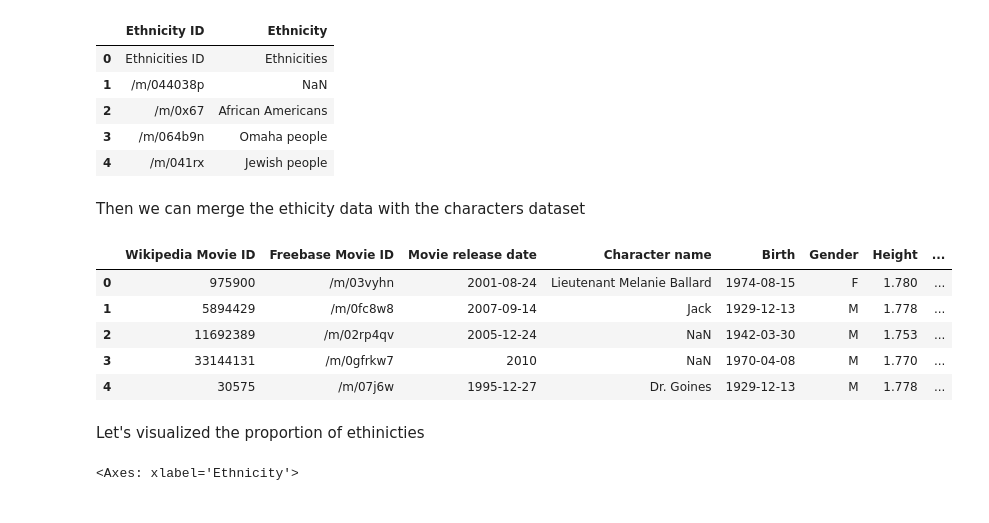
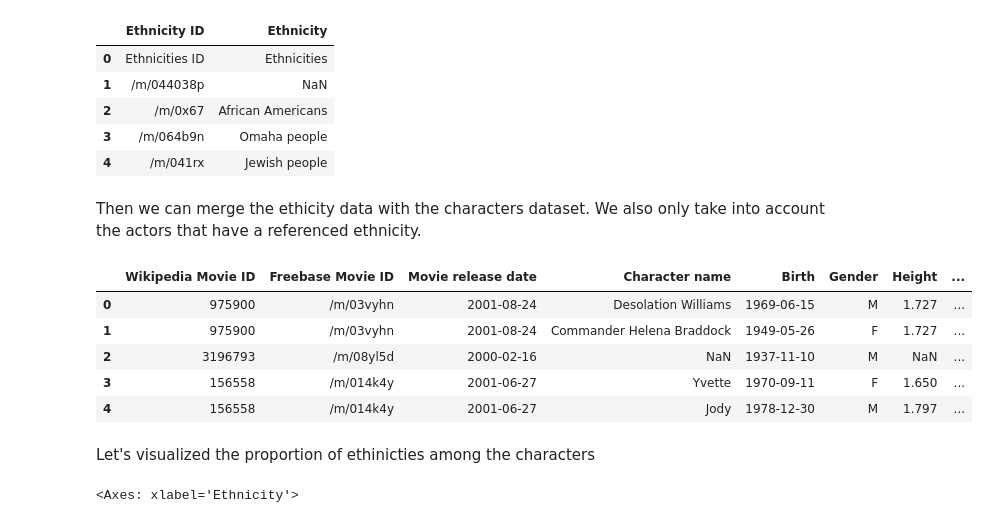
Before and after one commit to epfl-ada/ada-2023-project-draco, a Jupyter notebook: Milstone_project2.ipynb, the cells around one changed output. Drawn from its saved outputs; the diff is of its cells as text; code cells hidden in the pictures.

Commit message:
Cleaning movie data

```diff
--- a/Milstone_project2.ipynb
+++ b/Milstone_project2.ipynb
@@ -34,19 +85,19 @@ ethnicities_data.head()
 | 3 | /m/064b9n | Omaha people |
 | 4 | /m/041rx | Jewish people |
 # %% [markdown]
-Then we can merge the ethicity data with the characters dataset
+Then we can merge the ethicity data with the characters dataset. We also only take into account the actors that have a referenced ethnicity.
 # %%
-characters = characters.merge(ethnicities_data, how='inner', on='Ethnicity ID')
+characters = characters.merge(ethnicities_data.dropna(), how='inner', on='Ethnicity ID')
 characters.head()
 # %% [output]
 |  | Wikipedia Movie ID | Freebase Movie ID | Movie release date | Character name | Birth | Gender | Height | ... |
-| 0 | 975900 | /m/03vyhn | 2001-08-24 | Lieutenant Melanie Ballard | 1974-08-15 | F | 1.780 | ... |
-| 1 | 5894429 | /m/0fc8w8 | 2007-09-14 | Jack | 1929-12-13 | M | 1.778 | ... |
-| 2 | 11692389 | /m/02rp4qv | 2005-12-24 | NaN | 1942-03-30 | M | 1.753 | ... |
-| 3 | 33144131 | /m/0gfrkw7 | 2010 | NaN | 1970-04-08 | M | 1.770 | ... |
-| 4 | 30575 | /m/07j6w | 1995-12-27 | Dr. Goines | 1929-12-13 | M | 1.778 | ... |
+| 0 | 975900 | /m/03vyhn | 2001-08-24 | Desolation Williams | 1969-06-15 | M | 1.727 | ... |
+| 1 | 975900 | /m/03vyhn | 2001-08-24 | Commander Helena Braddock | 1949-05-26 | F | 1.727 | ... |
+| 2 | 3196793 | /m/08yl5d | 2000-02-16 | NaN | 1937-11-10 | M | NaN | ... |
+| 3 | 156558 | /m/014k4y | 2001-06-27 | Yvette | 1970-09-11 | F | 1.650 | ... |
+| 4 | 156558 | /m/014k4y | 2001-06-27 | Jody | 1978-12-30 | M | 1.797 | ... |
 # %% [markdown]
-Let's visualized the proportion of ethinicties
+Let's visualized the proportion of ethinicties among the characters
 # %%
 grouped_ethinity = characters.groupby(['Ethnicity']).count()
 #grouped_ethinity = grouped_ethinity.div(grouped_ethinity.sum(axis=1), axis=0)
```
Also changed, not shown: parts of 10 cells of this notebook.
